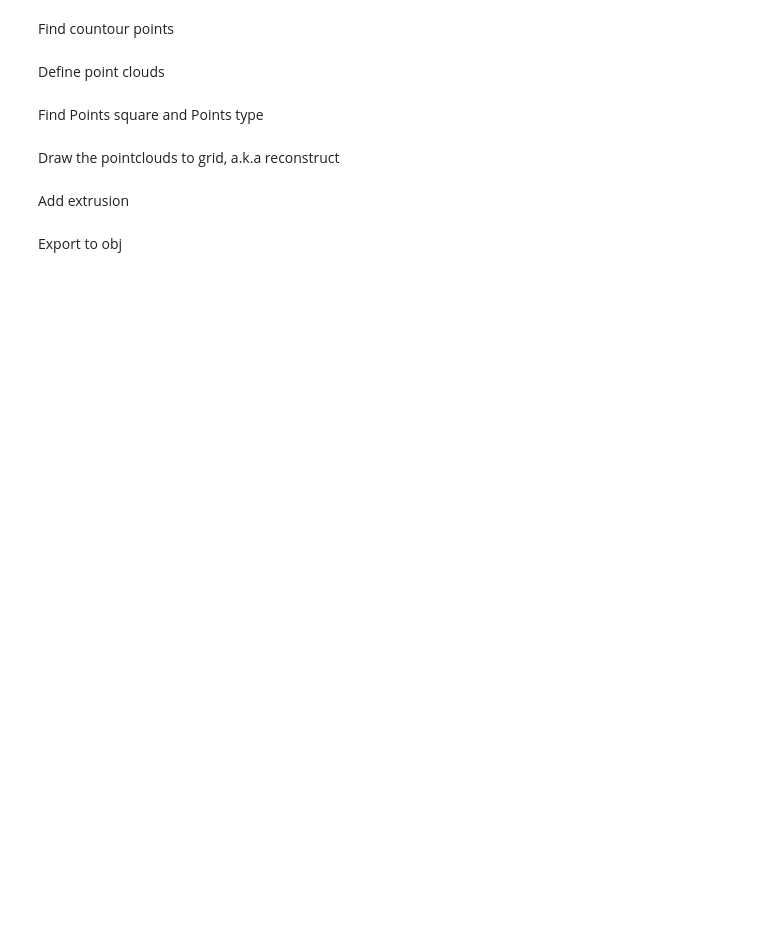
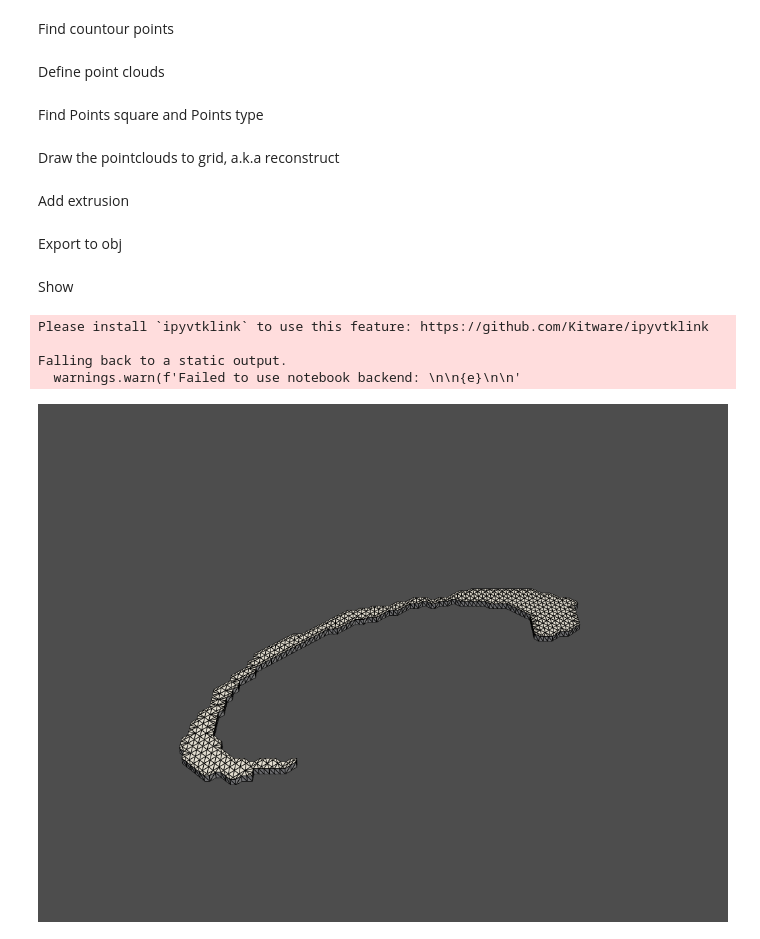
Before and after one commit to Syafiqq/marching_algo_test_001, a Jupyter notebook: 0006_reconstruct_2d.ipynb, the cells around one changed output. Cells and saved outputs as stored; diff of their text form; code cells hidden in the pictures; blank space fills up the shorter version.

Commit message:
add show

```diff
--- a/0006_reconstruct_2d.ipynb
+++ b/0006_reconstruct_2d.ipynb
@@ -153,3 +153,15 @@ Export to obj
 # %%
 output_path = 'objs'
 polyline.save(f'{output_path}/{name}.stl')
+# %% [markdown]
+Show
+# %%
+plot = pv.Plotter()
+plot.add_mesh(polyline, show_edges=True)
+plot.show()
+# %% [output]
+Please install `ipyvtklink` to use this feature: https://github.com/Kitware/ipyvtklink
+
+Falling back to a static output.
+  warnings.warn(f'Failed to use notebook backend: \n\n{e}\n\n'
+[figure, added]
```
